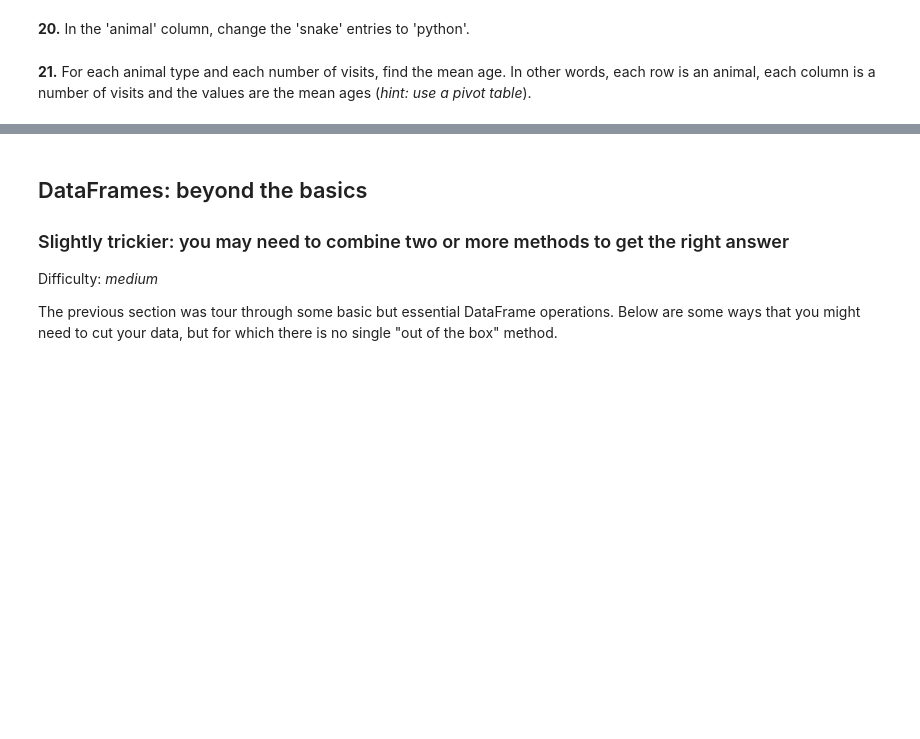
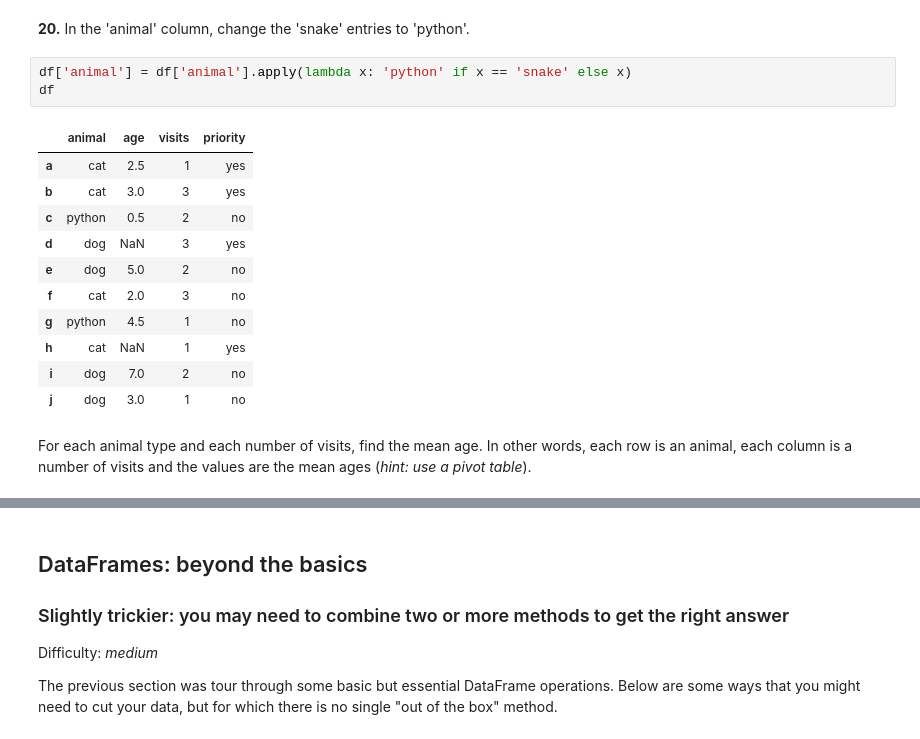
Before and after one commit to H-Nasser/H-Nasser, a Jupyter notebook: 100-pandas-puzzles.ipynb, the cells around one changed output, grey strips where cells are left out. Drawn from its saved outputs; the diff is of its cells as text; blank space fills up the shorter version.

```diff
--- a/100-pandas-puzzles.ipynb
+++ b/100-pandas-puzzles.ipynb
@@ -132,4 +171,19 @@ df.head()
 # %% [markdown]
 **20.** In the 'animal' column, change the 'snake' entries to 'python'.
+# %%
+df['animal'] = df['animal'].apply(lambda x: 'python' if x == 'snake' else x)
+df
+# %% [output]
+|  | animal | age | visits | priority |
+| a | cat | 2.5 | 1 | yes |
+| b | cat | 3.0 | 3 | yes |
+| c | python | 0.5 | 2 | no |
+| d | dog | NaN | 3 | yes |
+| e | dog | 5.0 | 2 | no |
+| f | cat | 2.0 | 3 | no |
+| g | python | 4.5 | 1 | no |
+| h | cat | NaN | 1 | yes |
+| i | dog | 7.0 | 2 | no |
+| j | dog | 3.0 | 1 | no |
 # %% [markdown]
-**21.** For each animal type and each number of visits, find the mean age. In other words, each row is an animal, each column is a number of visits and the values are the mean ages (*hint: use a pivot table*).
+ For each animal type and each number of visits, find the mean age. In other words, each row is an animal, each column is a number of visits and the values are the mean ages (*hint: use a pivot table*).
```
Also changed, not shown: parts of 5 cells of this notebook.
